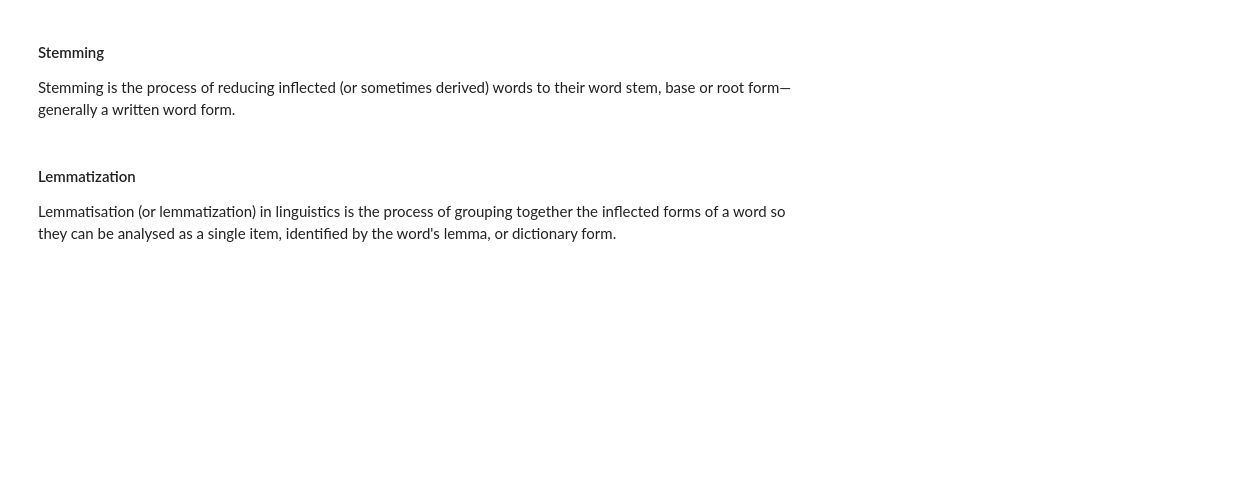
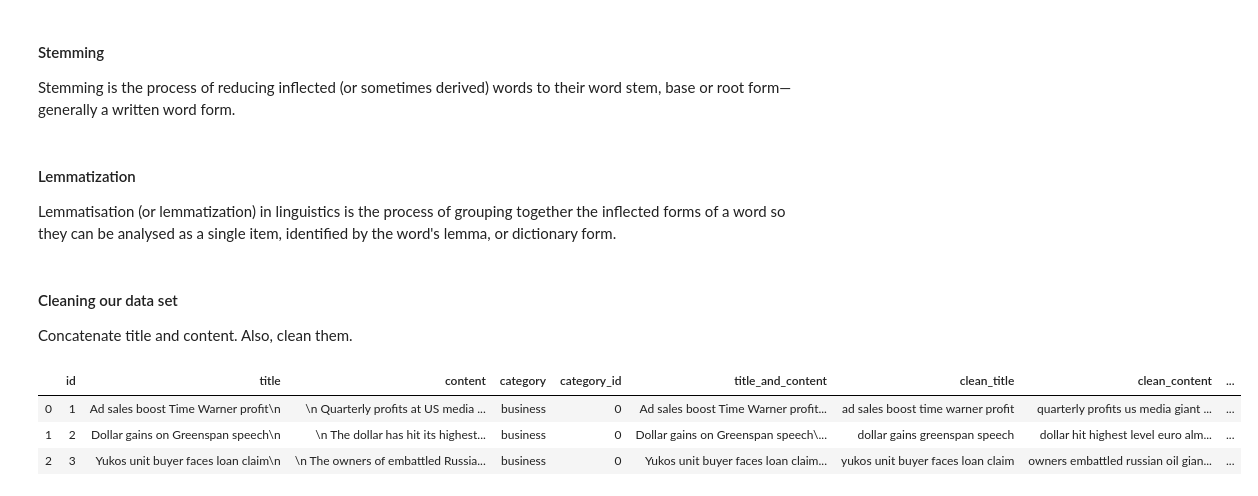
Before and after one commit to alexiszamanidis/news_articles_text_mining, a Jupyter notebook: news.ipynb, the cells around one changed output. Cells and saved outputs as stored; diff of their text form; code cells hidden in the pictures; blank space fills up the shorter version.

Commit message:
add clean dataset, merge clean columns with train and test set

```diff
--- a/news.ipynb
+++ b/news.ipynb
@@ -249,3 +249,20 @@ def lemmatize_sentence(sentence):
 def lemmatize_column(dataframe,column):
     for index, row in dataframe.iterrows():
         dataframe.loc[index,f"{column}_lemmas"] = lemmatize_sentence(dataframe.loc[index,column])
+# %% [markdown]
+#### Cleaning our data set
+
+Concatenate title and content. Also, clean them.
+# %%
+# CONCATENATE TILE AND CONTENT
+data_set["title_and_content"] = data_set["title"] + " " + data_set["content"]
+# CLEAN ALL TITLE, CONTENT AND TITLE_AND_CONTENT
+clean_column(data_set,"title",more_stop_words)
+clean_column(data_set,"content",more_stop_words)
+clean_column(data_set,"title_and_content",more_stop_words)
+display(data_set.head(3))
+# %% [output]
+|  | id | title | content | category | category_id | title_and_content | clean_title | clean_content | ... |
+| 0 | 1 | Ad sales boost Time Warner profit\n | \n Quarterly profits at US media ... | business | 0 | Ad sales boost Time Warner profit... | ad sales boost time warner profit | quarterly profits us media giant ... | ... |
+| 1 | 2 | Dollar gains on Greenspan speech\n | \n The dollar has hit its highest... | business | 0 | Dollar gains on Greenspan speech\... | dollar gains greenspan speech | dollar hit highest level euro alm... | ... |
+| 2 | 3 | Yukos unit buyer faces loan claim\n | \n The owners of embattled Russia... | business | 0 | Yukos unit buyer faces loan claim... | yukos unit buyer faces loan claim | owners embattled russian oil gian... | ... |
```
Also changed, not shown: parts of 11 cells of this notebook, 3 other files.
